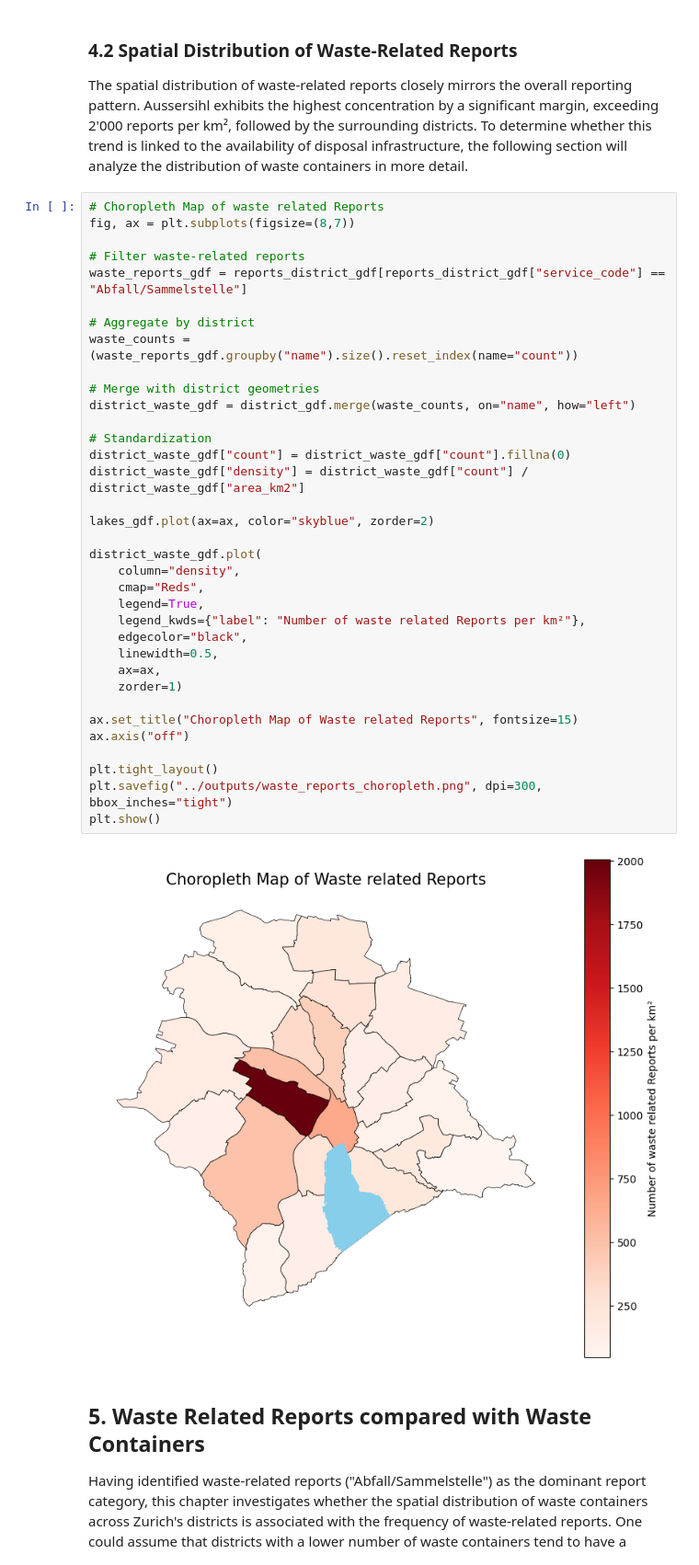
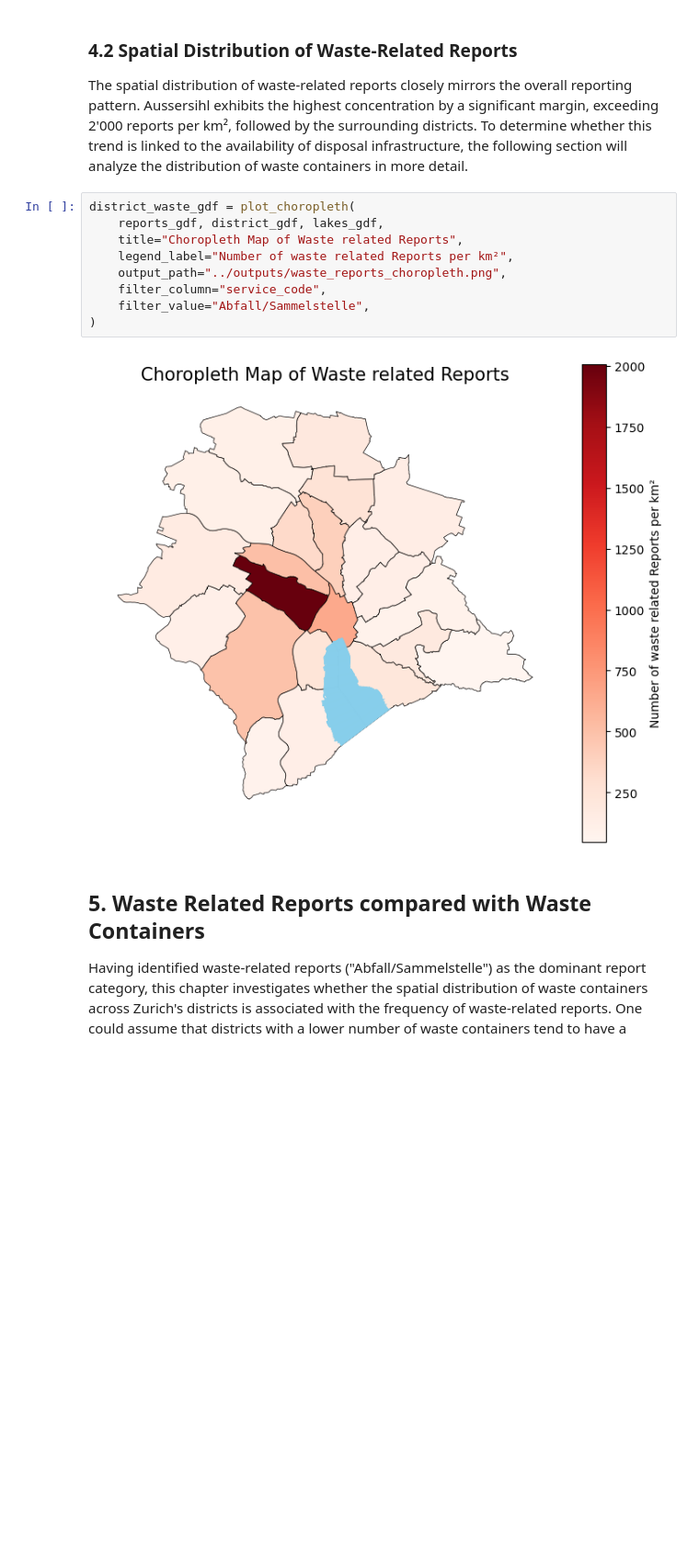
Before and after one commit to fabianott/zueriwieneu_spatial_analysis, a Jupyter notebook: notebooks/spatial_analysis.ipynb, the cells around one changed output. Shown at 92% size. Saved outputs shown, nothing was run; the diff lists cells and outputs as text; blank space fills up the shorter version.

Commit message:
function for choropleth maps via src folder

```diff
--- a/notebooks/spatial_analysis.ipynb
+++ b/notebooks/spatial_analysis.ipynb
@@ -302,42 +261,16 @@ The histogram shows the number of reports per service code recorded between 2016
 
 The spatial distribution of waste-related reports closely mirrors the overall reporting pattern. Aussersihl exhibits the highest concentration by a significant margin, exceeding 2'000 reports per km², followed by the surrounding districts. To determine whether this trend is linked to the availability of disposal infrastructure, the following section will analyze the distribution of waste containers in more detail.
 # %%
-# Choropleth Map of waste related Reports
-fig, ax = plt.subplots(figsize=(8,7))
-
-# Filter waste-related reports
-waste_reports_gdf = reports_district_gdf[reports_district_gdf["service_code"] == "Abfall/Sammelstelle"]
-
-# Aggregate by district
-waste_counts = (waste_reports_gdf.groupby("name").size().reset_index(name="count"))
-
-# Merge with district geometries
-district_waste_gdf = district_gdf.merge(waste_counts, on="name", how="left")
-
-# Standardization
-district_waste_gdf["count"] = district_waste_gdf["count"].fillna(0)
-district_waste_gdf["density"] = district_waste_gdf["count"] / district_waste_gdf["area_km2"]
-
-lakes_gdf.plot(ax=ax, color="skyblue", zorder=2)
-
-district_waste_gdf.plot(
-    column="density",
-    cmap="Reds",
-    legend=True,
-    legend_kwds={"label": "Number of waste related Reports per km²"},
-    edgecolor="black",
-    linewidth=0.5,
-    ax=ax,
-    zorder=1)
-
-ax.set_title("Choropleth Map of Waste related Reports", fontsize=15)
-ax.axis("off")
-
-plt.tight_layout()
-plt.savefig("../outputs/waste_reports_choropleth.png", dpi=300, bbox_inches="tight")
-plt.show()
+district_waste_gdf = plot_choropleth(
+    reports_gdf, district_gdf, lakes_gdf,
+    title="Choropleth Map of Waste related Reports",
+    legend_label="Number of waste related Reports per km²",
+    output_path="../outputs/waste_reports_choropleth.png",
+    filter_column="service_code",
+    filter_value="Abfall/Sammelstelle",
+)
 # %% [output]
-[figure, old version]
+[figure, new version]
 # %% [markdown]
 ## 5. Waste Related Reports compared with Waste Containers
 Having identified waste-related reports ("Abfall/Sammelstelle") as the dominant report category, this chapter investigates whether the spatial distribution of waste containers across Zurich's districts is associated with the frequency of waste-related reports. One could assume that districts with a lower number of waste containers tend to have a higher number of waste-related reports.
```
Also changed, not shown: parts of 9 cells of this notebook, 6 other files.
